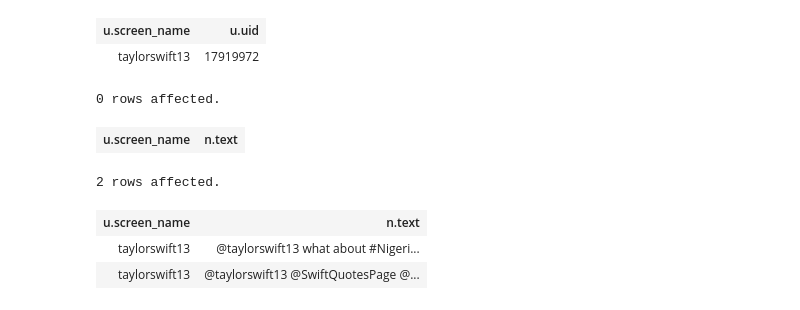
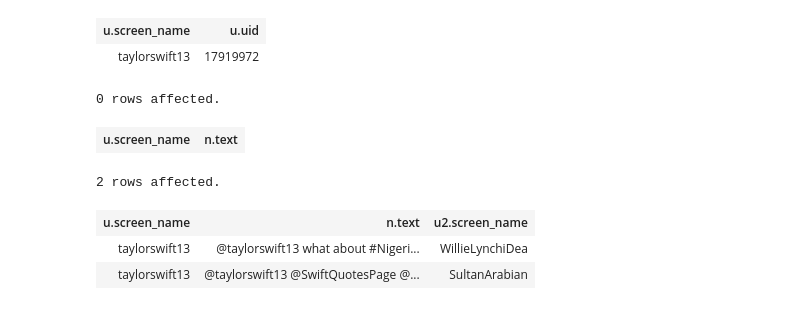
Before and after one commit to davebshow/ftweet, a Jupyter notebook: mali_abstract_data.ipynb, the cells around one changed output. Drawn from its saved outputs; the diff is of its cells as text; code cells hidden in the pictures.

Commit message:
added screen name of people that tweeted at tayolor

```diff
--- a/mali_abstract_data.ipynb
+++ b/mali_abstract_data.ipynb
@@ -418,10 +418,10 @@ return u.screen_name, n.text
 | u.screen_name | n.text |
 # %%
 %%cypher
-match (u:user {uid: '17919972'})<--(n:tweet)
-return u.screen_name, n.text
+match (u:user {uid: '17919972'})<--(n:tweet)<--(u2:user)
+return u.screen_name, n.text, u2.screen_name
 # %% [output]
 2 rows affected.
-| u.screen_name | n.text |
-| taylorswift13 | @taylorswift13 what about #Nigeri... |
-| taylorswift13 | @taylorswift13 @SwiftQuotesPage @... |
+| u.screen_name | n.text | u2.screen_name |
+| taylorswift13 | @taylorswift13 what about #Nigeri... | WillieLynchiDea |
+| taylorswift13 | @taylorswift13 @SwiftQuotesPage @... | SultanArabian |
```
